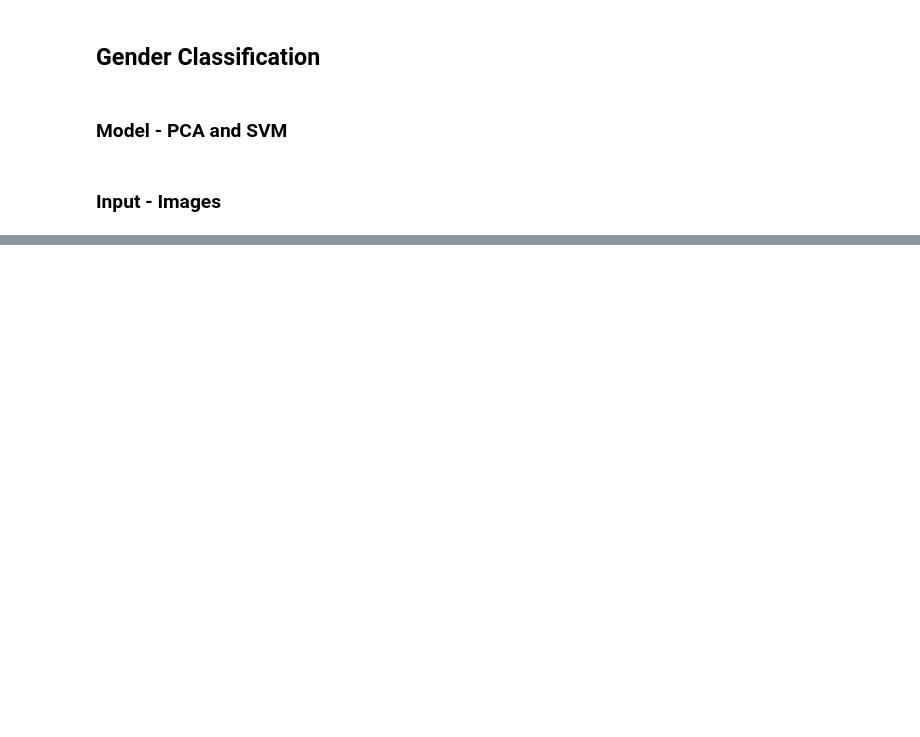
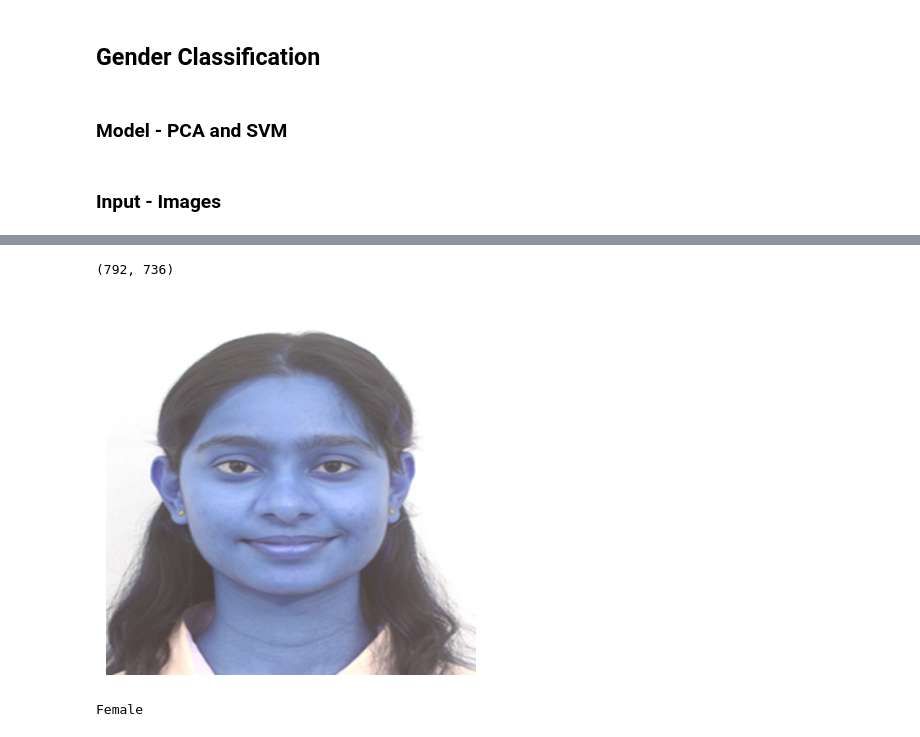
Before and after one commit to PranaavPrasad/PRML_Project, a Jupyter notebook: gender.ipynb, the cells around one changed output, grey strips where cells are left out. Cells and saved outputs as stored; diff of their text form; code cells hidden in the pictures; blank space fills up the shorter version.

Commit message:
added test image

```diff
--- a/gender.ipynb
+++ b/gender.ipynb
@@ -126,0 +186,39 @@ print('Accuracy:', accuracy)
+# %%
+#count no of 0 and 1 in y_pred
+yppp = list(y_pred)
+yppp.count(0), yppp.count(1)
+# %% [output]
+(792, 736)
+# %%
+# load new data as photo.jpg
+import cv2
+image = cv2.imread('photo.jpg')
+image = cv2.resize(image, (512, 512))
+gray = cv2.cvtColor(image, cv2.COLOR_BGR2GRAY)
+plt.imshow(image)
+plt.axis('off')
+plt.show()
+# %% [output]
+[figure, added]
+# %%
+faces = detector(gray)
+landmarks = predictor(gray, faces[0])
+
+feature = []
+for coord in range(68):
+    x_coord = landmarks.part(coord).x
+    y_coord = landmarks.part(coord).y
+    feature.append(x_coord)
+    feature.append(y_coord)
+
+feature = np.array(feature).reshape(1, -1)
+feature = feature - mean
+feature_pca = feature.dot(W)
+
+prediction = clf.predict(feature_pca)
+if prediction == 0:
+    print('Male')
+else:
+    print('Female')
+# %% [output]
+Female
```
Also changed, not shown: parts of 11 cells of this notebook.
